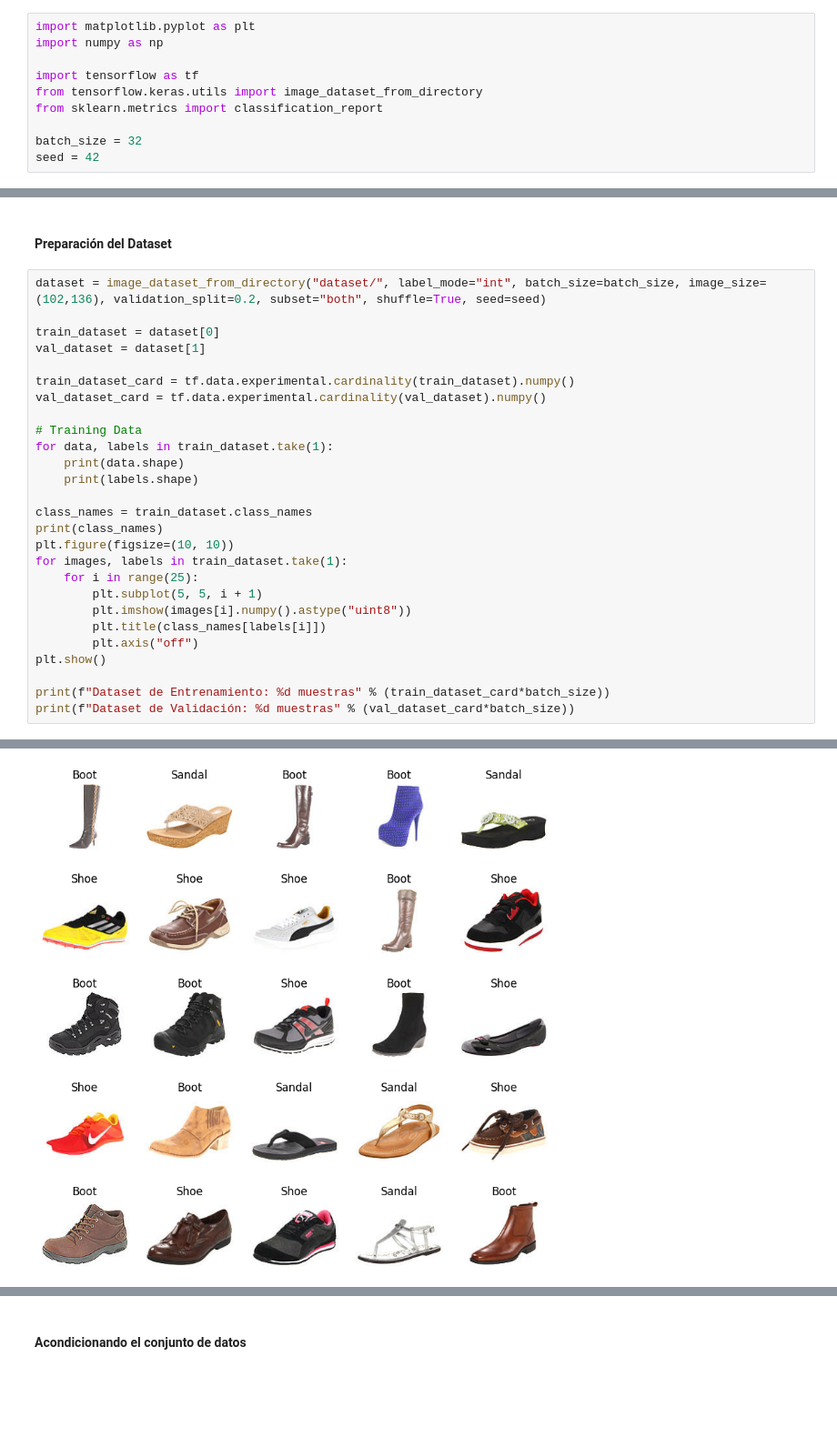
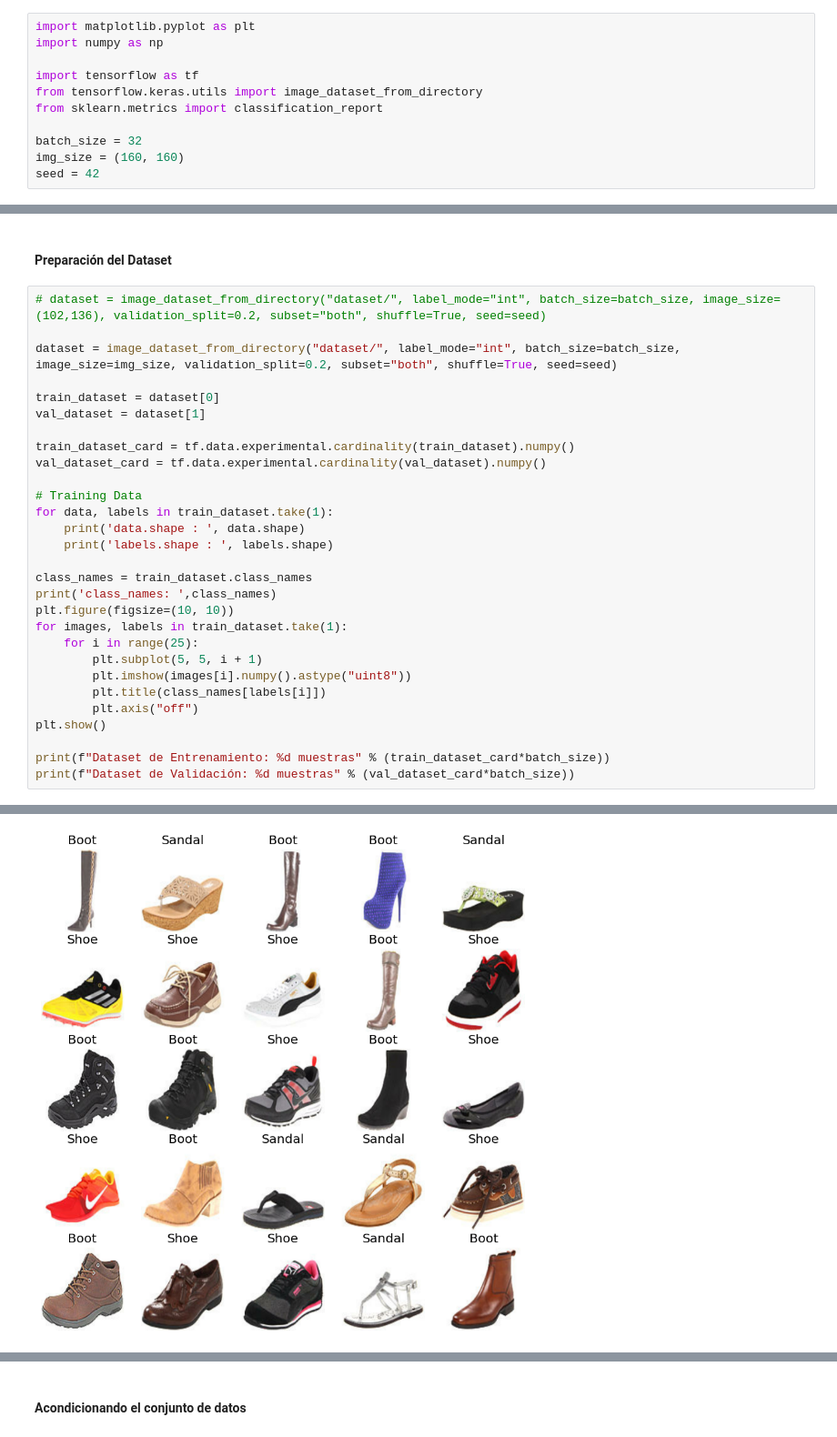
Before and after one commit to ljham/RNDL-shoes, a Jupyter notebook: Proyecto_Programación_Deep_Learning_Grupo_03.ipynb, the cells around one changed output, grey strips where cells are left out. Shown: that part at 91% size. Cells and saved outputs as stored; diff of their text form; blank space fills up the shorter version.

```diff
--- a/Proyecto_Programación_Deep_Learning_Grupo_03.ipynb
+++ b/Proyecto_Programación_Deep_Learning_Grupo_03.ipynb
@@ -85,6 +69,7 @@ from tensorflow.keras.utils import image_dataset_from_directory
 from sklearn.metrics import classification_report
 
 batch_size = 32
+img_size = (160, 160)
 seed = 42
 # %%
 # Funciones base
@@ -109,7 +94,9 @@ def evaluate_model(model, x, y):
 # %% [markdown]
 #### Preparación del Dataset
 # %%
-dataset = image_dataset_from_directory("dataset/", label_mode="int", batch_size=batch_size, image_size=(102,136), validation_split=0.2, subset="both", shuffle=True, seed=seed)
+# dataset = image_dataset_from_directory("dataset/", label_mode="int", batch_size=batch_size, image_size=(102,136), validation_split=0.2, subset="both", shuffle=True, seed=seed)
+
+dataset = image_dataset_from_directory("dataset/", label_mode="int", batch_size=batch_size, image_size=img_size, validation_split=0.2, subset="both", shuffle=True, seed=seed)
 
 train_dataset = dataset[0]
 val_dataset = dataset[1]
@@ -119,11 +106,11 @@ val_dataset_card = tf.data.experimental.cardinality(val_dataset).numpy()
 
 # Training Data
 for data, labels in train_dataset.take(1):
-    print(data.shape)
-    print(labels.shape)
+    print('data.shape : ', data.shape)
+    print('labels.shape : ', labels.shape)
 
 class_names = train_dataset.class_names
-print(class_names)
+print('class_names: ',class_names)
 plt.figure(figsize=(10, 10))
 for images, labels in train_dataset.take(1):
     for i in range(25):
@@ -145,4 +132,4 @@ Using 3000 files for validation.
-[figure, old version]
+[figure, new version]
 Dataset de Entrenamiento: 12000 muestras
 Dataset de Validación: 3008 muestras
 # %% [markdown]
```
Also changed, not shown: parts of 34 cells of this notebook.
